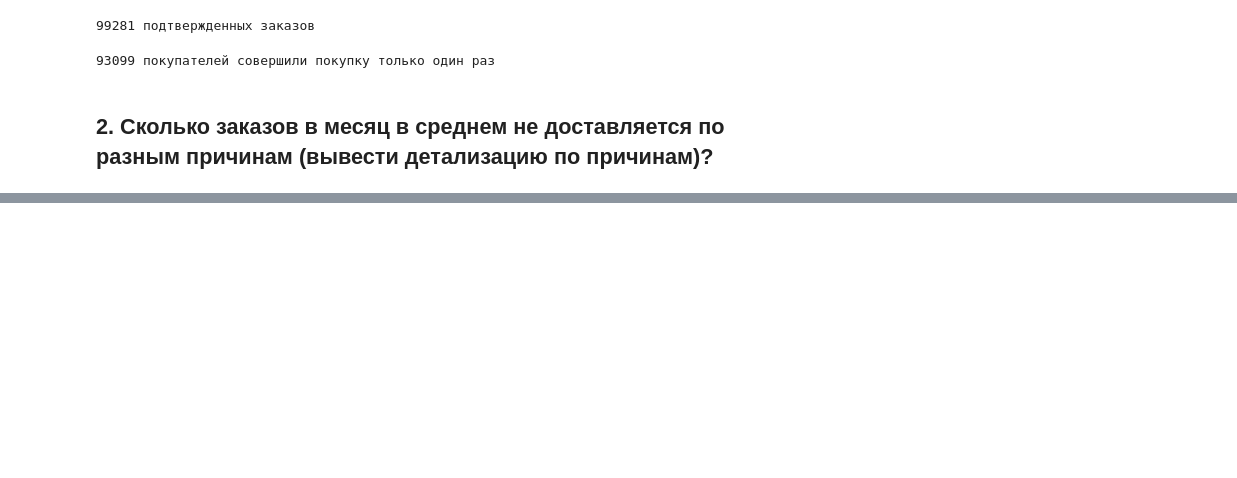
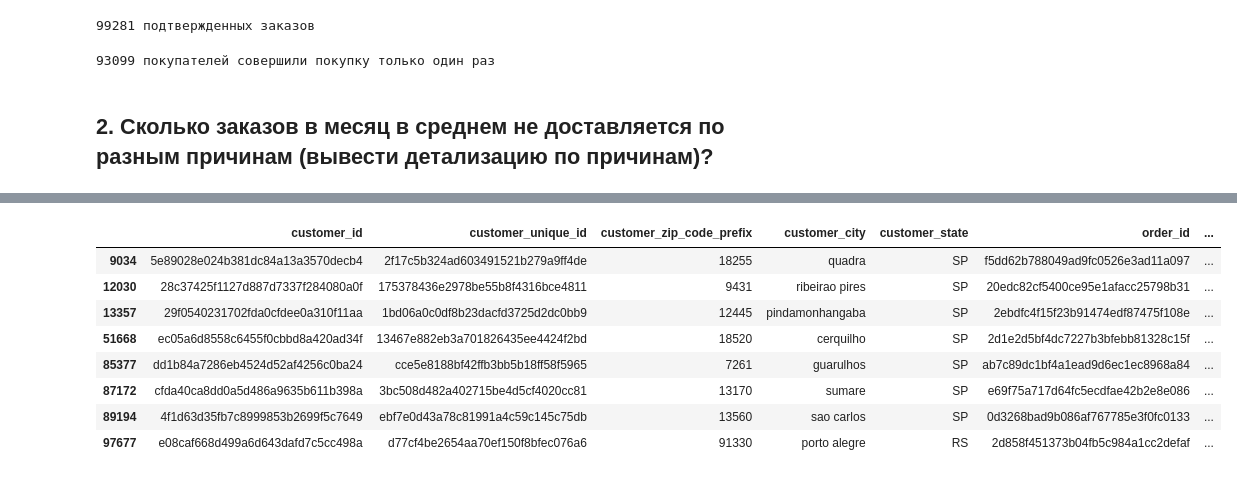
Before and after one commit to EmiliaMaul/e_commerce_kc_project, a Jupyter notebook: first_project_emilia_maul.ipynb, the cells around one changed output, grey strips where cells are left out. Drawn from its saved outputs; the diff is of its cells as text; code cells hidden in the pictures; blank space fills up the shorter version.

```diff
--- a/first_project_emilia_maul.ipynb
+++ b/first_project_emilia_maul.ipynb
@@ -27,0 +18,3 @@ customers.head()
+# %%
+customers = pd.read_csv('https://getfile.dokpub.com/yandex/get/https://disk.yandex.ru/d/QXrVDUoQvFhIcg')
+customers.head()
@@ -103,0 +94,3 @@ orders.head()
+# %%
+orders = pd.read_csv('https://getfile.dokpub.com/yandex/get/https://disk.yandex.ru/d/0zWmh1bYP6REbw')
+orders.head()
@@ -181,0 +187,12 @@ print(one_order_customers.customers_count[0], 'покупателей совер
+# %%
+customer_orders.query('order_status == "delivered" & order_delivered_customer_date == ""')
+# %% [output]
+|  | customer_id | customer_unique_id | customer_zip_code_prefix | customer_city | customer_state | order_id | ... |
+| 9034 | 5e89028e024b381dc84a13a3570decb4 | 2f17c5b324ad603491521b279a9ff4de | 18255 | quadra | SP | f5dd62b788049ad9fc0526e3ad11a097 | ... |
+| 12030 | 28c37425f1127d887d7337f284080a0f | 175378436e2978be55b8f4316bce4811 | 9431 | ribeirao pires | SP | 20edc82cf5400ce95e1afacc25798b31 | ... |
+| 13357 | 29f0540231702fda0cfdee0a310f11aa | 1bd06a0c0df8b23dacfd3725d2dc0bb9 | 12445 | pindamonhangaba | SP | 2ebdfc4f15f23b91474edf87475f108e | ... |
+| 51668 | ec05a6d8558c6455f0cbbd8a420ad34f | 13467e882eb3a701826435ee4424f2bd | 18520 | cerquilho | SP | 2d1e2d5bf4dc7227b3bfebb81328c15f | ... |
+| 85377 | dd1b84a7286eb4524d52af4256c0ba24 | cce5e8188bf42ffb3bb5b18ff58f5965 | 7261 | guarulhos | SP | ab7c89dc1bf4a1ead9d6ec1ec8968a84 | ... |
+| 87172 | cfda40ca8dd0a5d486a9635b611b398a | 3bc508d482a402715be4d5cf4020cc81 | 13170 | sumare | SP | e69f75a717d64fc5ecdfae42b2e8e086 | ... |
+| 89194 | 4f1d63d35fb7c8999853b2699f5c7649 | ebf7e0d43a78c81991a4c59c145c75db | 13560 | sao carlos | SP | 0d3268bad9b086af767785e3f0fc0133 | ... |
+| 97677 | e08caf668d499a6d643dafd7c5cc498a | d77cf4be2654aa70ef150f8bfec076a6 | 91330 | porto alegre | RS | 2d858f451373b04fb5c984a1cc2defaf | ... |
```
Also changed, not shown: parts of 16 cells of this notebook.
